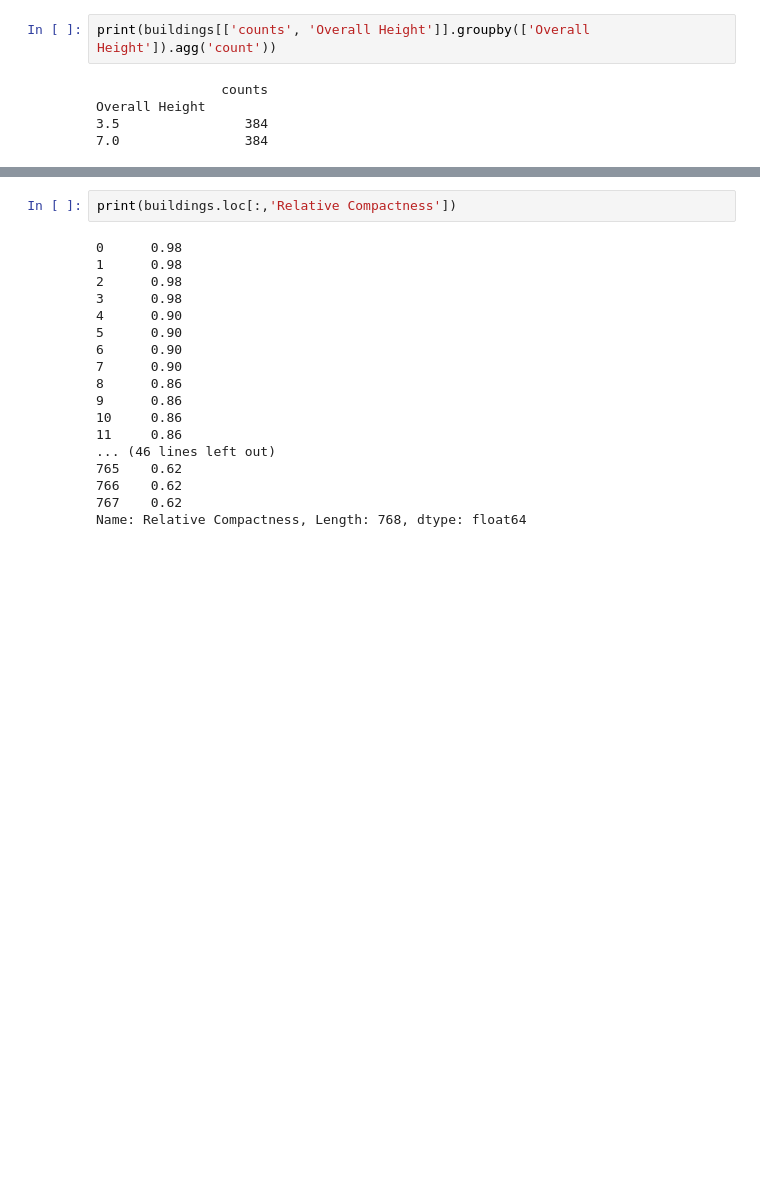
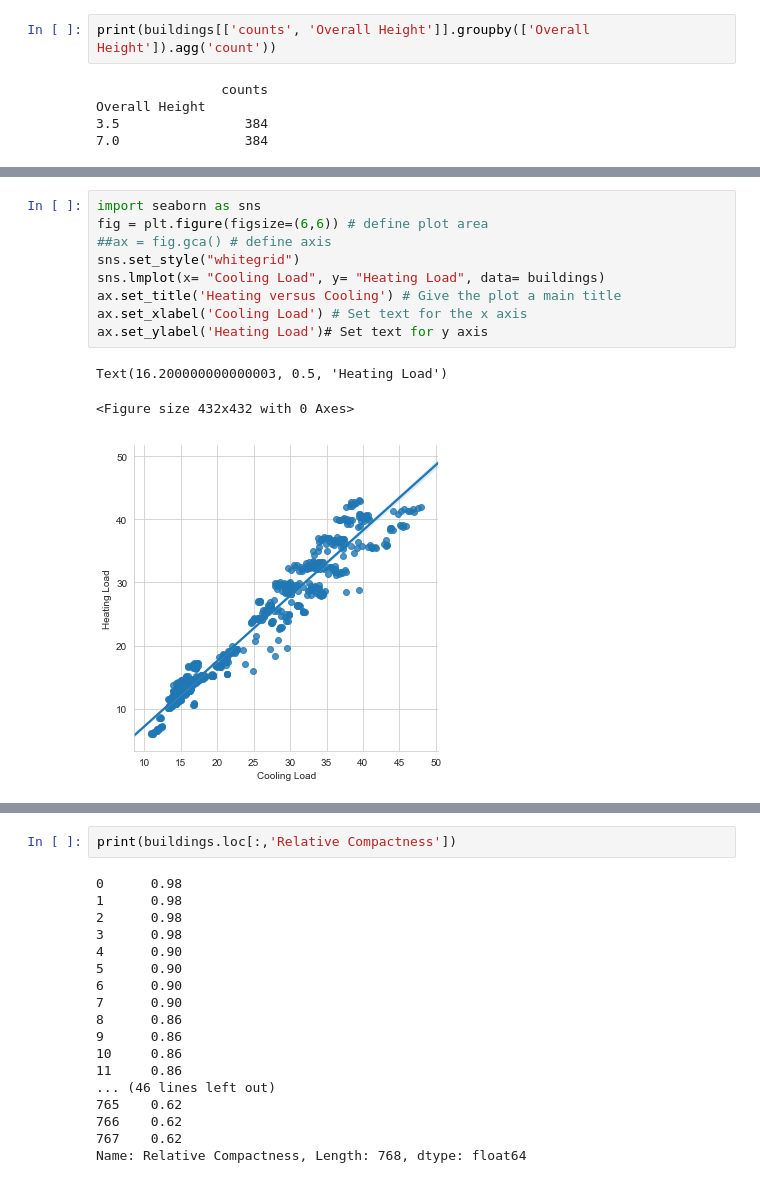
Before and after one commit to mutecypher/Datasci410, a Jupyter notebook: MikePearson-L01-EnergyLoads.ipynb, the cells around one changed output, grey strips where cells are left out. Saved outputs shown, nothing was run; the diff lists cells and outputs as text; blank space fills up the shorter version.

```diff
--- a/MikePearson-L01-EnergyLoads.ipynb
+++ b/MikePearson-L01-EnergyLoads.ipynb
@@ -117,0 +118,13 @@ print(plt.boxplot(buildings.loc[:,'Heating Load']))
+# %%
+import seaborn as sns
+fig = plt.figure(figsize=(6,6)) # define plot area
+##ax = fig.gca() # define axis
+sns.set_style("whitegrid")
+sns.lmplot(x= "Cooling Load", y= "Heating Load", data= buildings)
+ax.set_title('Heating versus Cooling') # Give the plot a main title
+ax.set_xlabel('Cooling Load') # Set text for the x axis
+ax.set_ylabel('Heating Load')# Set text for y axis
+# %% [output]
+Text(16.200000000000003, 0.5, 'Heating Load')
+<Figure size 432x432 with 0 Axes>
+[figure, added]
```
Also changed, not shown: parts of 6 cells of this notebook.
